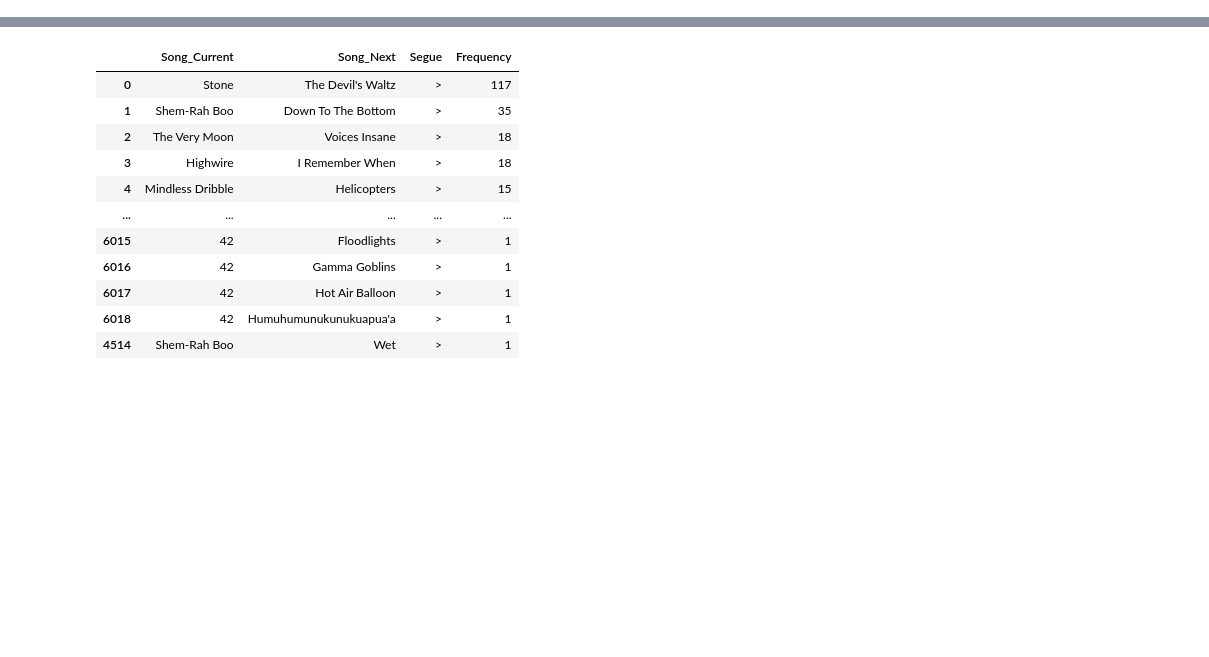
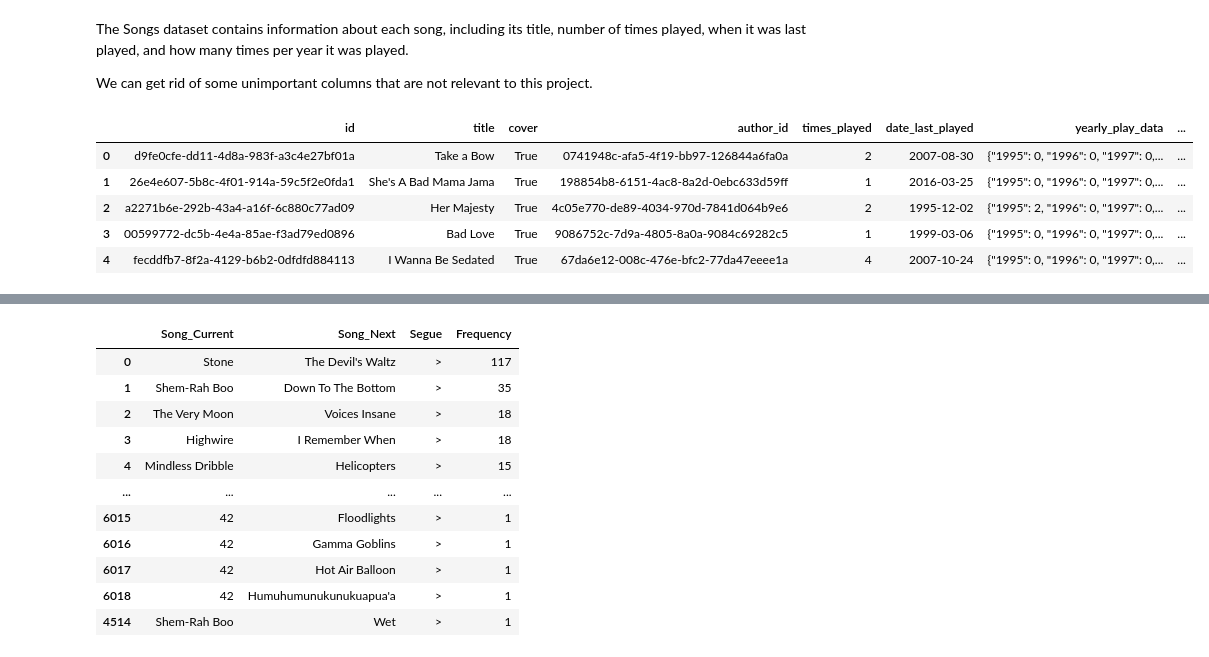
Before and after one commit to moracca/CM2015PWDMidterm, a Jupyter notebook: notebook.ipynb, the cells around one changed output, grey strips where cells are left out. Saved outputs shown, nothing was run; the diff lists cells and outputs as text; code cells hidden in the pictures; blank space fills up the shorter version.

```diff
--- a/notebook.ipynb
+++ b/notebook.ipynb
@@ -47,0 +36,15 @@ statistics.mean([0.001897551842619749, 0.36665401210408377, 0.500231585811176, 0
+# %% [markdown]
+The Songs dataset contains information about each song, including its title, number of times played, when it was last played, and how many times per year it was played.
+
+We can get rid of some unimportant columns that are not relevant to this project.
+# %%
+songs_df.drop(columns=['lyrics', 'tabs', 'slug', 'legacy_id', 'legacy_author', 'notes', 'legacy_abbr', 'history', 'featured_lyric', 'guitar_tabs_url', 'created_at', 'updated_at'], axis=1, inplace=True)
+songs_df_preview = songs_df.head()
+songs_df_preview
+# %% [output]
+|  | id | title | cover | author_id | times_played | date_last_played | yearly_play_data | ... |
+| 0 | d9fe0cfe-dd11-4d8a-983f-a3c4e27bf01a | Take a Bow | True | 0741948c-afa5-4f19-bb97-126844a6fa0a | 2 | 2007-08-30 | {"1995": 0, "1996": 0, "1997": 0,... | ... |
+| 1 | 26e4e607-5b8c-4f01-914a-59c5f2e0fda1 | She's A Bad Mama Jama | True | 198854b8-6151-4ac8-8a2d-0ebc633d59ff | 1 | 2016-03-25 | {"1995": 0, "1996": 0, "1997": 0,... | ... |
+| 2 | a2271b6e-292b-43a4-a16f-6c880c77ad09 | Her Majesty | True | 4c05e770-de89-4034-970d-7841d064b9e6 | 2 | 1995-12-02 | {"1995": 2, "1996": 0, "1997": 0,... | ... |
+| 3 | 00599772-dc5b-4e4a-85ae-f3ad79ed0896 | Bad Love | True | 9086752c-7d9a-4805-8a0a-9084c69282c5 | 1 | 1999-03-06 | {"1995": 0, "1996": 0, "1997": 0,... | ... |
+| 4 | fecddfb7-8f2a-4129-b6b2-0dfdfd884113 | I Wanna Be Sedated | True | 67da6e12-008c-476e-bfc2-77da47eeee1a | 4 | 2007-10-24 | {"1995": 0, "1996": 0, "1997": 0,... | ... |
```
Also changed, not shown: parts of 30 cells of this notebook.
